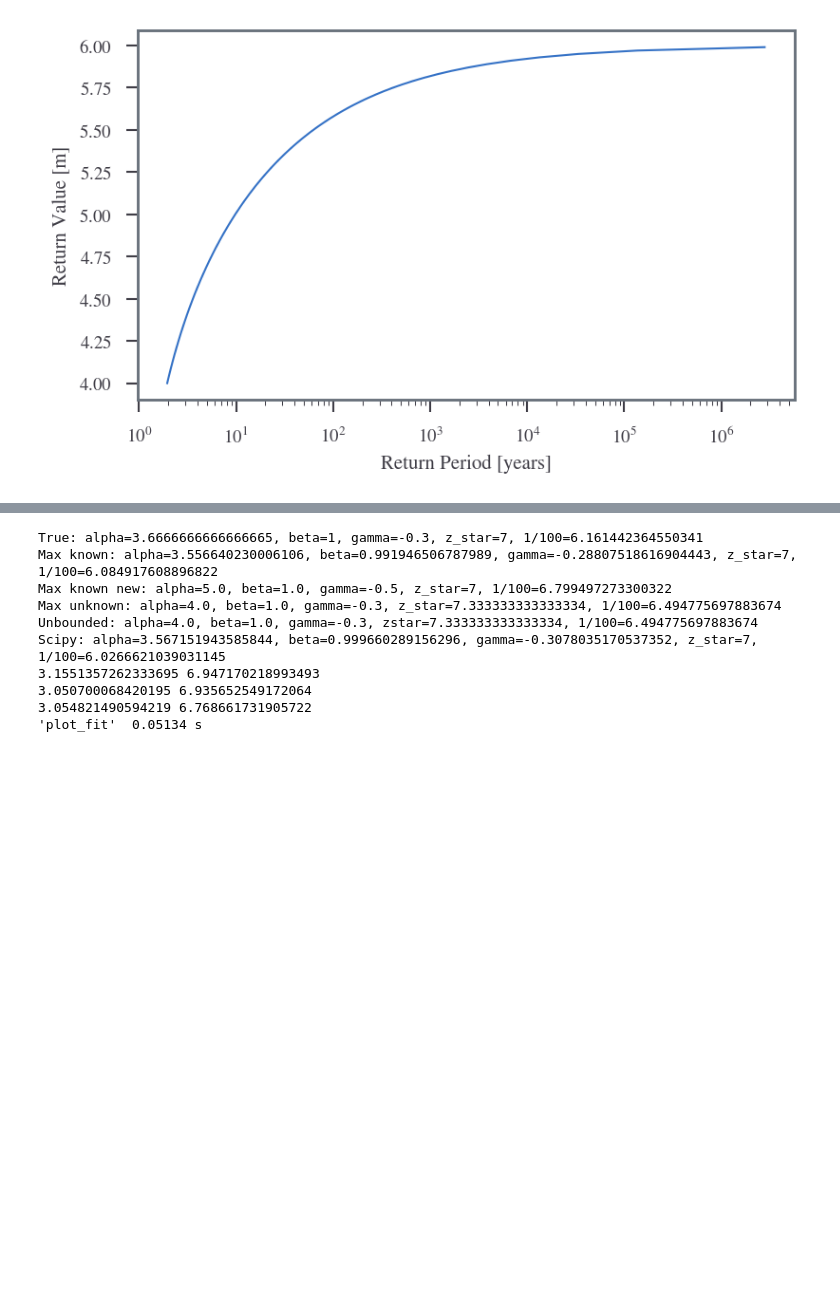
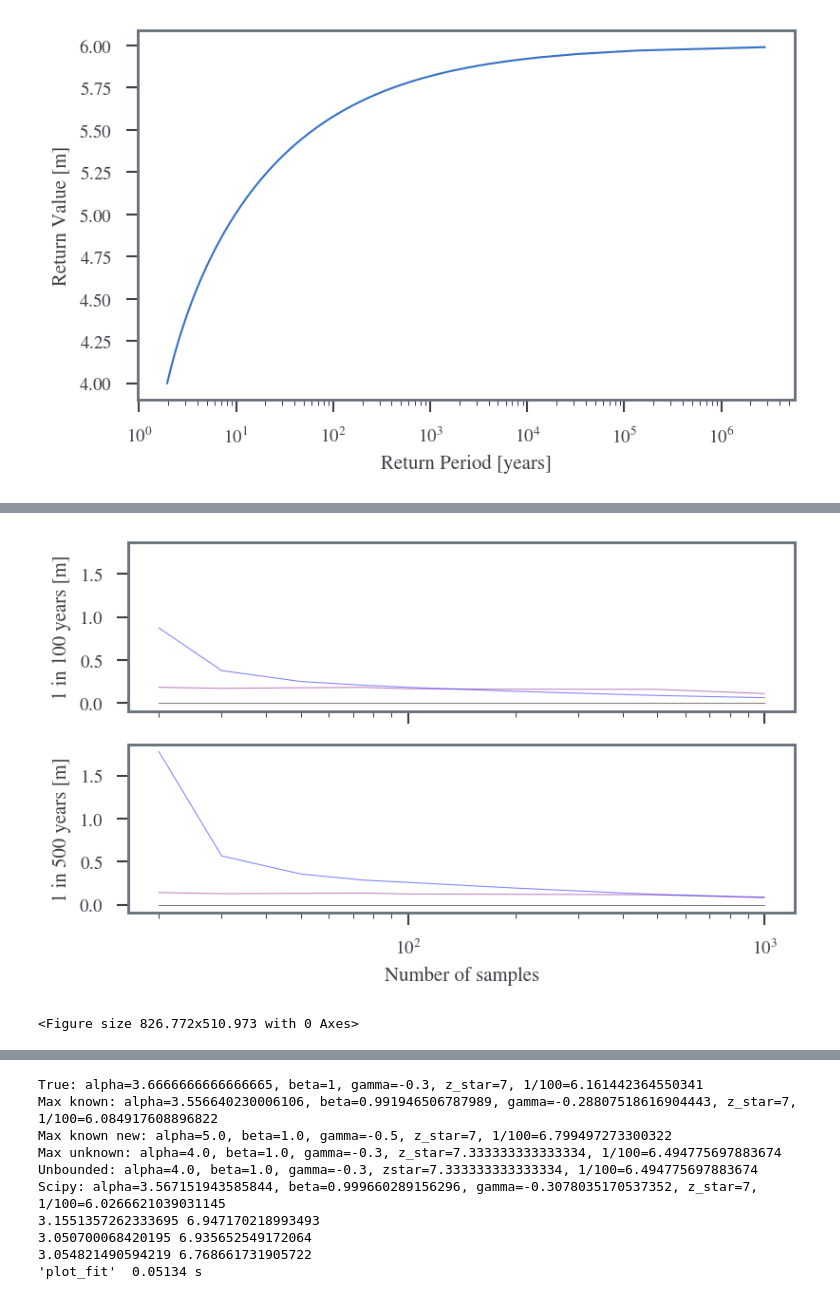
Before and after one commit to sdat2/PotentialHeight, a Jupyter notebook: ipynb/05-02-evt.ipynb, the cells around one changed output, grey strips where cells are left out. Drawn from its saved outputs; the diff is of its cells as text; code cells hidden in the pictures; blank space fills up the shorter version.

```diff
--- a/ipynb/05-02-evt.ipynb
+++ b/ipynb/05-02-evt.ipynb
@@ -597,0 +462,3 @@ label_subplots(axs)
+# %%
+mn = res_ds.mean(dim="seed")
+std = res_ds.std(dim="seed")
@@ -597,0 +469,35 @@ label_subplots(axs)
+# %%
+def plot_vals(res):
+    fig, axs = plt.subplots(2, 1, sharey=True, sharex=True)
+    numbers = res.number.values
+    axs[0].plot(
+        numbers, res.isel(rp=0, fit=0).values, alpha=0.5, color="black", linewidth=0.5
+    )
+    axs[1].plot(
+        numbers, res.isel(rp=1, fit=0).values, alpha=0.5, color="black", linewidth=0.5
+    )
+    axs[0].plot(
+        numbers, res.isel(rp=0, fit=1).values, alpha=0.5, color="purple", linewidth=0.5
+    )
+    axs[1].plot(
+        numbers, res.isel(rp=1, fit=1).values, alpha=0.5, color="purple", linewidth=0.5
+    )
+    axs[0].plot(
+        numbers, res.isel(rp=0, fit=2).values, alpha=0.5, color="blue", linewidth=0.5
+    )
+    axs[1].plot(
+        numbers, res.isel(rp=1, fit=2).values, alpha=0.5, color="blue", linewidth=0.5
+    )
+    axs[0].set_xscale("log")
+    axs[1].set_xlabel("Number of samples")
+    axs[0].set_ylabel("1 in 100 years [m]")
+    axs[1].set_ylabel("1 in 500 years [m]")
+    plt.show()
+    plt.clf()
+
+# plot_vals(mn)
+# %%
+plot_vals(std)
+# %% [output]
+[figure, added]
+<Figure size 826.772x510.973 with 0 Axes>
```
Also changed, not shown: parts of 9 cells of this notebook.
